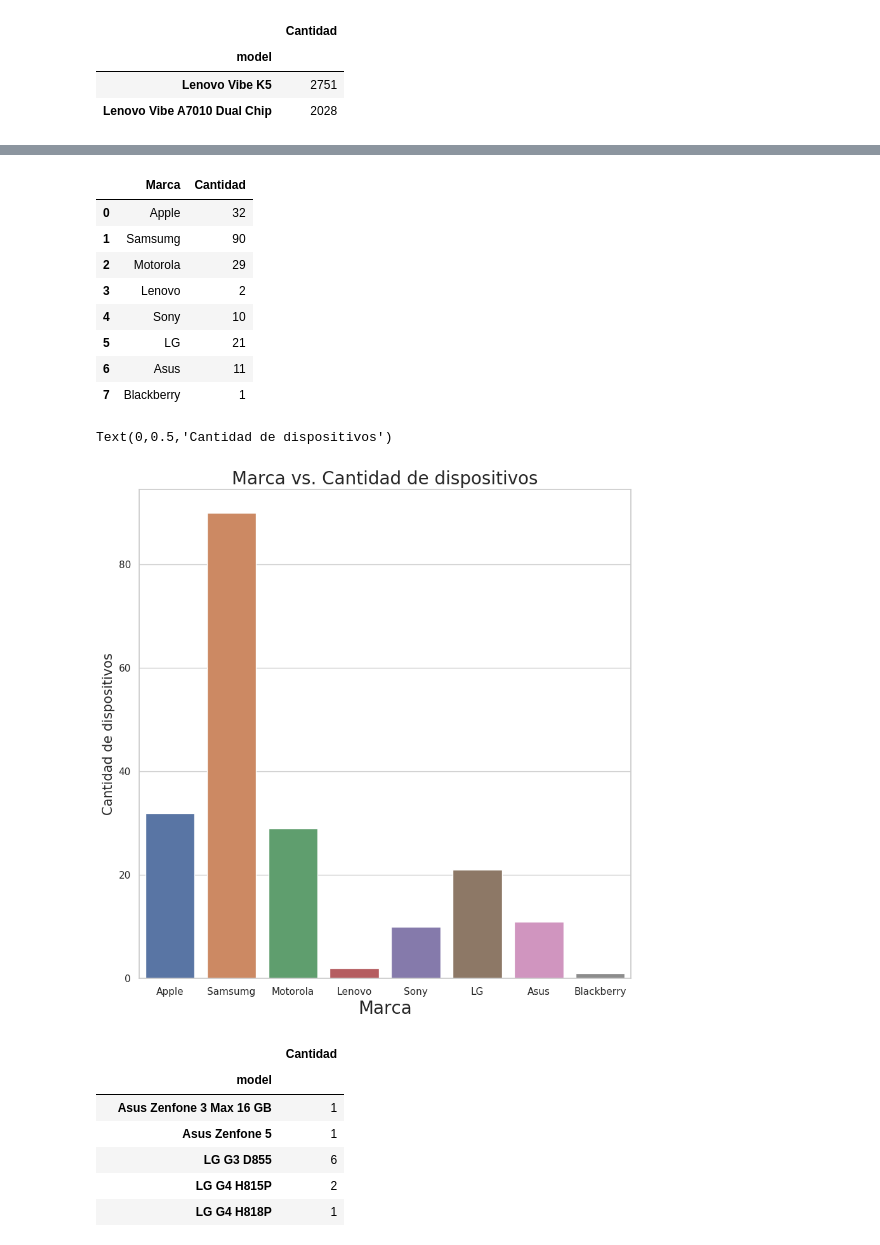
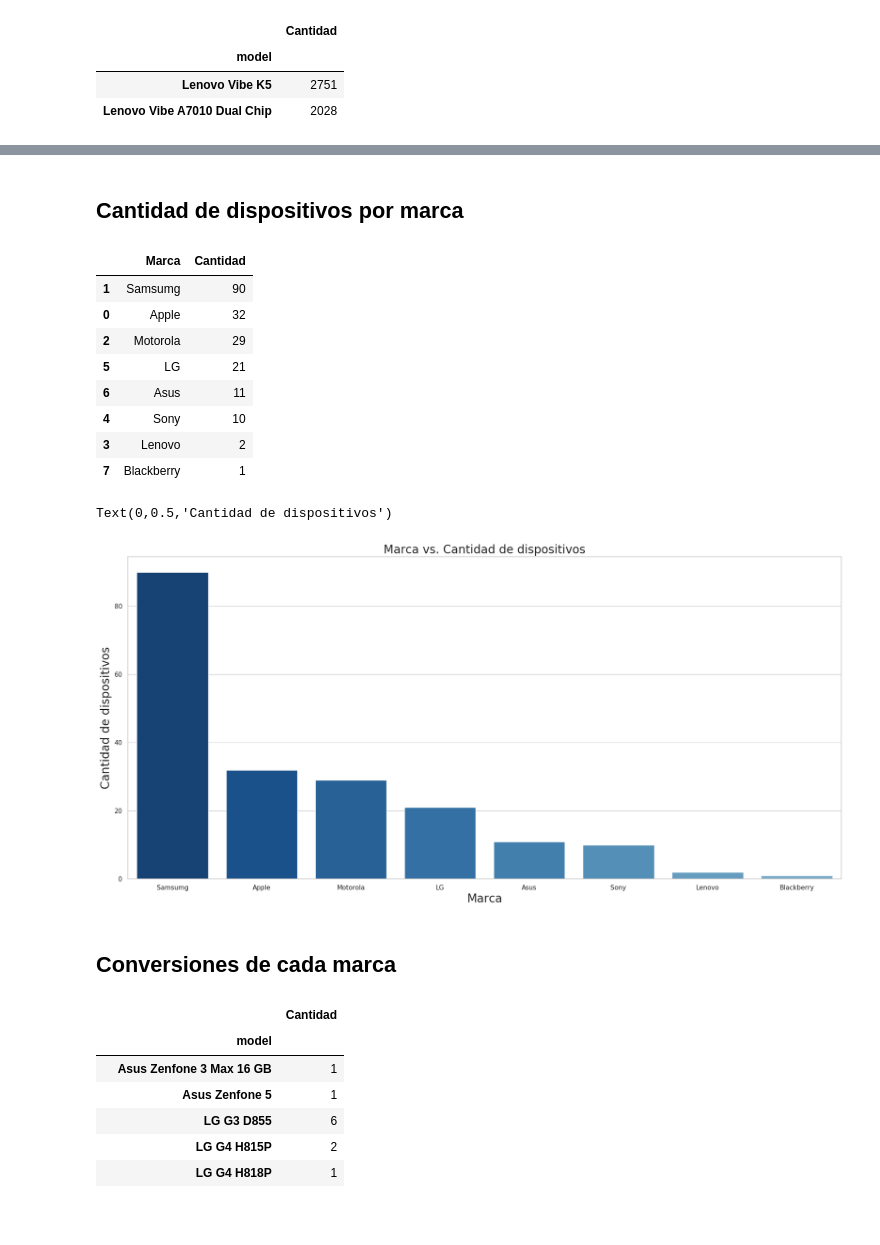
Before and after one commit to gabyrobles93/7506-TP1-Trocafone, a Jupyter notebook: analisis_marcas_y_dispositivos.ipynb, the cells around one changed output, grey strips where cells are left out. Drawn from its saved outputs; the diff is of its cells as text; code cells hidden in the pictures; blank space fills up the shorter version.

```diff
--- a/analisis_marcas_y_dispositivos.ipynb
+++ b/analisis_marcas_y_dispositivos.ipynb
@@ -6,7 +8,7 @@ import seaborn as sns
 
 %matplotlib inline
 plt.style.use('default')
-plt.rcParams['figure.figsize'] = (10, 10)
+plt.rcParams['figure.figsize'] = (22, 10)
 sns.set(style="whitegrid")
 import warnings
 warnings.filterwarnings('ignore')
@@ -220,3 +223,5 @@ Text(0,0.5,'Cantidad de Eventos')
+# %% [markdown]
+## Cantidad de dispositivos por marca
 # %%
 apple_filter["Cantidad"] = 1
 black_filter["Cantidad"] = 1
@@ -228,23 +233,24 @@ lenovo_filter["Cantidad"] = 1
 sony_filter["Cantidad"] = 1
 
 marcas_cantidad_dispositivos = pd.DataFrame({'Marca': ["Apple", "Samsumg", "Motorola", "Lenovo", "Sony","LG","Asus", "Blackberry"], 'Cantidad': [apple_filter.Cantidad.sum(), samsung_filter.Cantidad.sum(), motorola_filter.Cantidad.sum(),lenovo_filter.Cantidad.sum(), sony_filter.Cantidad.sum() , lg_filter.Cantidad.sum(), asus_filter.Cantidad.sum(), black_filter.Cantidad.sum()]})
+marcas_cantidad_dispositivos = marcas_cantidad_dispositivos.sort_values(by='Cantidad', ascending=False)
 marcas_cantidad_dispositivos
 # %% [output]
 |  | Marca | Cantidad |
+| 1 | Samsumg | 90 |
 | 0 | Apple | 32 |
-| 1 | Samsumg | 90 |
 | 2 | Motorola | 29 |
-| 3 | Lenovo | 2 |
-| 4 | Sony | 10 |
 | 5 | LG | 21 |
 | 6 | Asus | 11 |
+| 4 | Sony | 10 |
+| 3 | Lenovo | 2 |
 | 7 | Blackberry | 1 |
 # %%
 plt.rcParams["axes.labelsize"] = 30
-marcas_plot = sns.barplot(x=marcas_cantidad_dispositivos["Marca"], y=marcas_cantidad_dispositivos['Cantidad'], orient='v')
+marcas_plot = sns.barplot(x=marcas_cantidad_dispositivos["Marca"], y=marcas_cantidad_dispositivos['Cantidad'], orient='v', palette=sns.color_palette('Blues_r', 15))
 marcas_plot.set_title("Marca vs. Cantidad de dispositivos", fontsize=20)
 marcas_plot.set_xlabel("Marca", fontsize=20)
-marcas_plot.set_ylabel("Cantidad de dispositivos", fontsize=15)
+marcas_plot.set_ylabel("Cantidad de dispositivos", fontsize=20)
 # %% [output]
 Text(0,0.5,'Cantidad de dispositivos')
-[figure, old version]
+[figure, new version]
@@ -253,3 +257,5 @@ Text(0,0.5,'Cantidad de dispositivos')
+# %% [markdown]
+## Conversiones de cada marca
 # %%
 marca_filter = df.filter(items=['model','event'])
 marca_filter = marca_filter[marca_filter.model.notnull()]
```
Also changed, not shown: parts of 33 cells of this notebook, 1 other file.
